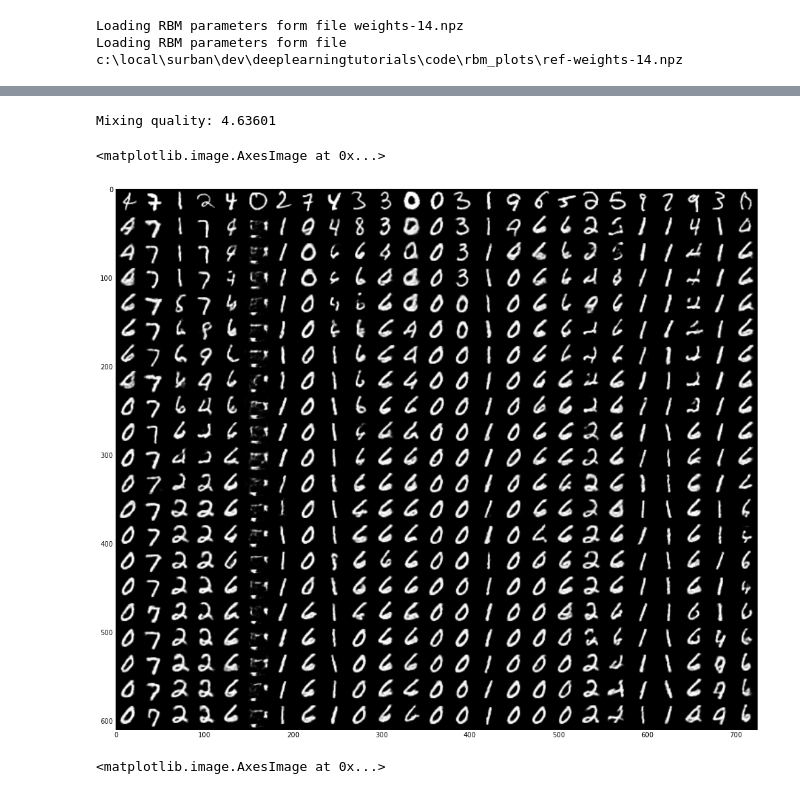
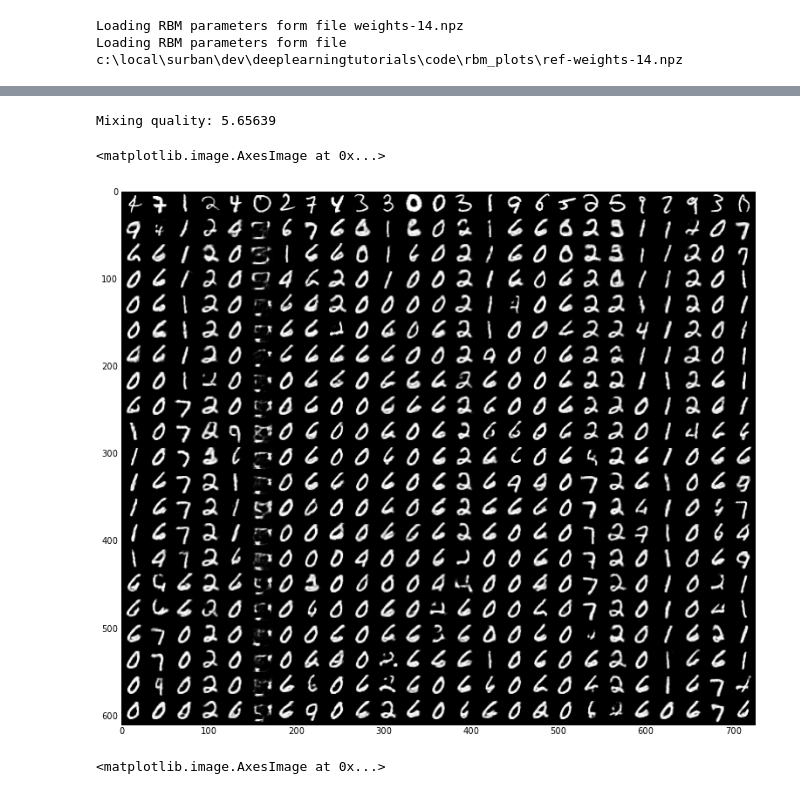
Before and after one commit to surban/ml, a Jupyter notebook: notebooks/rbm_cd_vs_lisa.ipynb, the cells around one changed output, grey strips where cells are left out. Drawn from its saved outputs; the diff is of its cells as text; code cells hidden in the pictures.

```diff
--- a/notebooks/rbm_cd_vs_lisa.ipynb
+++ b/notebooks/rbm_cd_vs_lisa.ipynb
@@ -93,10 +94,10 @@ refrbm:  <log P> = -126.209
 ## Plot Samples
 # %%
 epoch = 14
-n_chains = 25
+n_chains = 100
 init_number = 300
 init_vis = tcfg.TX[init_number:n_chains+init_number,:]
-steps_in_between = 100
+steps_in_between = 1000
 # %%
 myrbm = RestrictedBoltzmannMachine(20, n_vis, n_hid, 0)
 rbm.util.load_parameters(myrbm, "weights-%02i.npz" % epoch)
@@ -110,14 +131,14 @@ mysamples = myrbm.sample_vis_3d(n_chains, 20, steps_in_between, sample_probabili
 # %%
 print "Mixing quality: %g" % rbm.sampling.mixing_quality(mysamples)
 # %% [output]
-Mixing quality: 4.63601
+Mixing quality: 5.65639
 # %%
-figsize(17,17)
-myimg = rbm.util.plot_samples(init_vis, mysamples)
+figsize(13,13)
+myimg = rbm.util.plot_samples(init_vis[0:25], mysamples[:,0:25,:])
 pylab.imshow(myimg, cmap='gray')
 # %% [output]
 <matplotlib.image.AxesImage at 0x...>
-[figure, old version]
+[figure, new version]
 # %%
 refsamples = refrbm.sample_vis_3d(n_chains, 20, steps_in_between, sample_probabilities=True, init_vis=init_vis)
 # %%
```
Also changed, not shown: parts of 2 cells of this notebook, 8 other files.
